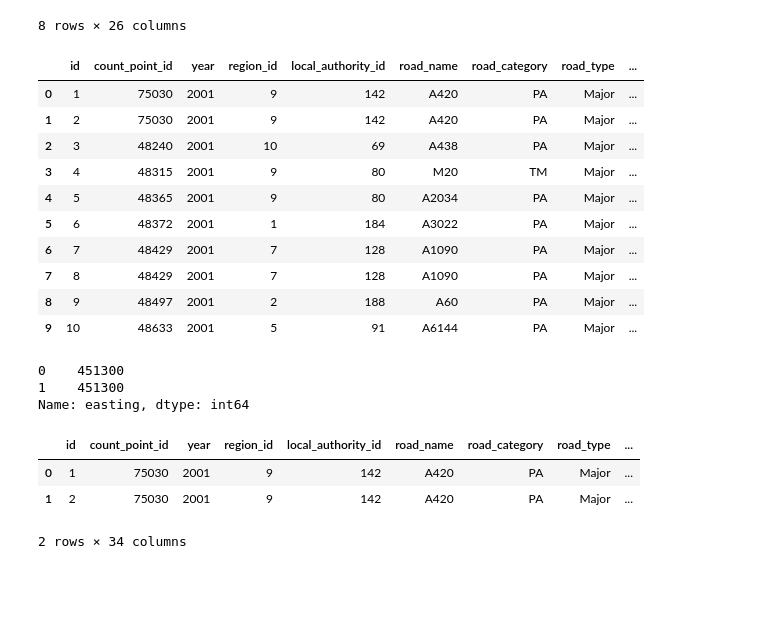
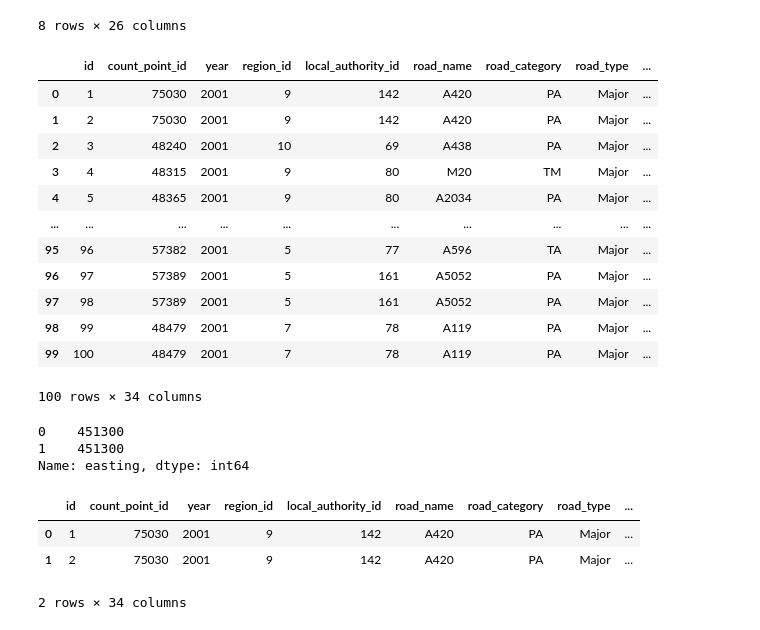
Before and after one commit to bruvio/traffic_API, a Jupyter notebook: app/data_explore.ipynb, the cells around one changed output. Drawn from its saved outputs; the diff is of its cells as text; code cells hidden in the pictures; blank space fills up the shorter version.

```diff
--- a/app/data_explore.ipynb
+++ b/app/data_explore.ipynb
@@ -4,3 +4,4 @@ import pandas as pd
 # %%
 df = pd.read_csv('data/input_data.csv')
 pd.set_option('display.max_columns', None)
+pd.set_option("max_rows", None)
@@ -38,29 +41,31 @@ df.describe()
 | max | 922701.000000 | 999999.000000 | 2020.000000 | 11.000000 | 210.000000 | 655040.000000 | 2.187789e+06 | 69.523878 | ... |
 8 rows × 26 columns
 # %%
-df.head(10)
+df.head(100)
 # %% [output]
 |  | id | count_point_id | year | region_id | local_authority_id | road_name | road_category | road_type | ... |
 | 0 | 1 | 75030 | 2001 | 9 | 142 | A420 | PA | Major | ... |
 | 1 | 2 | 75030 | 2001 | 9 | 142 | A420 | PA | Major | ... |
 | 2 | 3 | 48240 | 2001 | 10 | 69 | A438 | PA | Major | ... |
 | 3 | 4 | 48315 | 2001 | 9 | 80 | M20 | TM | Major | ... |
 | 4 | 5 | 48365 | 2001 | 9 | 80 | A2034 | PA | Major | ... |
-| 5 | 6 | 48372 | 2001 | 1 | 184 | A3022 | PA | Major | ... |
-| 6 | 7 | 48429 | 2001 | 7 | 128 | A1090 | PA | Major | ... |
-| 7 | 8 | 48429 | 2001 | 7 | 128 | A1090 | PA | Major | ... |
-| 8 | 9 | 48497 | 2001 | 2 | 188 | A60 | PA | Major | ... |
-| 9 | 10 | 48633 | 2001 | 5 | 91 | A6144 | PA | Major | ... |
+| ... | ... | ... | ... | ... | ... | ... | ... | ... | ... |
+| 95 | 96 | 57382 | 2001 | 5 | 77 | A596 | TA | Major | ... |
+| 96 | 97 | 57389 | 2001 | 5 | 161 | A5052 | PA | Major | ... |
+| 97 | 98 | 57389 | 2001 | 5 | 161 | A5052 | PA | Major | ... |
+| 98 | 99 | 48479 | 2001 | 7 | 78 | A119 | PA | Major | ... |
+| 99 | 100 | 48479 | 2001 | 7 | 78 | A119 | PA | Major | ... |
+100 rows × 34 columns
 # %%
 df['easting'][0:2]
 # %% [output]
 0    451300
 1    451300
 Name: easting, dtype: int64
-# %%
-df[0:2]
-# %% [output]
-|  | id | count_point_id | year | region_id | local_authority_id | road_name | road_category | road_type | ... |
-| 0 | 1 | 75030 | 2001 | 9 | 142 | A420 | PA | Major | ... |
-| 1 | 2 | 75030 | 2001 | 9 | 142 | A420 | PA | Major | ... |
-2 rows × 34 columns
+# %%
+df[0:2]
+# %% [output]
+|  | id | count_point_id | year | region_id | local_authority_id | road_name | road_category | road_type | ... |
+| 0 | 1 | 75030 | 2001 | 9 | 142 | A420 | PA | Major | ... |
+| 1 | 2 | 75030 | 2001 | 9 | 142 | A420 | PA | Major | ... |
+2 rows × 34 columns
```
Also changed, not shown: parts of 3 cells of this notebook, 1 other file.
